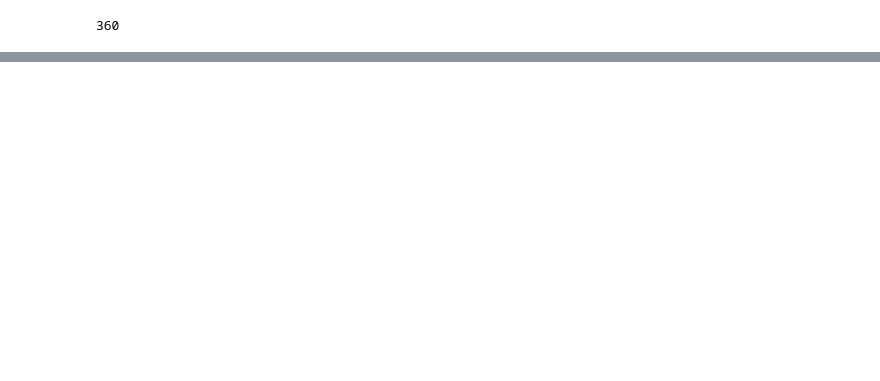
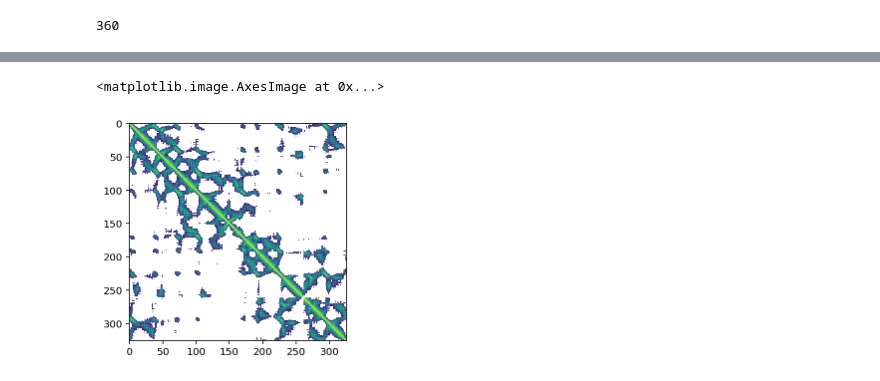
Before and after one commit to eking2/luciferase_vae, a Jupyter notebook: eval.ipynb, the cells around one changed output, grey strips where cells are left out. Saved outputs shown, nothing was run; the diff lists cells and outputs as text; code cells hidden in the pictures; blank space fills up the shorter version.

```diff
--- a/eval.ipynb
+++ b/eval.ipynb
@@ -81,0 +246,24 @@ decoded
+# %%
+def get_ca_coords(pdb='1LUC', chain='A'):
+
+    url = f'https://files.rcsb.org/download/{pdb}.pdb'
+    r = requests.get(url)
+    r.raise_for_status()
+
+    lines = r.text.splitlines()
+
+    out = []
+
+    for line in lines:
+        if line.startswith('ATOM ') and line.split()[4] == 'A' and line.split()[2] == 'CA':
+            resi = line.split()[5]
+            resn = line.split()[3]
+            x = line.split()[6]
+            y = line.split()[7]
+            z = line.split()[8]
+
+            out.append([resi, resn, x, y, z])
+
+    df = pd.DataFrame(out, columns=['res_num', 'res_name', 'x', 'y', 'z'])
+
+    return df
@@ -81,0 +323,5 @@ decoded
+# %%
+plt.imshow(np.where(dist_arr < 20, dist_arr, np.nan), vmax=20, vmin=0, cmap='viridis_r')
+# %% [output]
+<matplotlib.image.AxesImage at 0x...>
+[figure, added]
```
Also changed, not shown: parts of 26 cells of this notebook, 2 other files.
